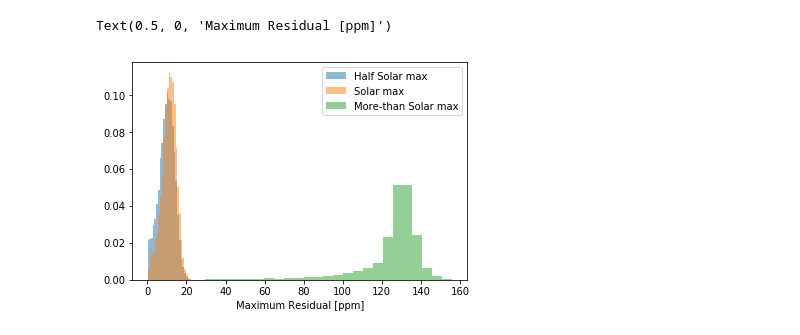
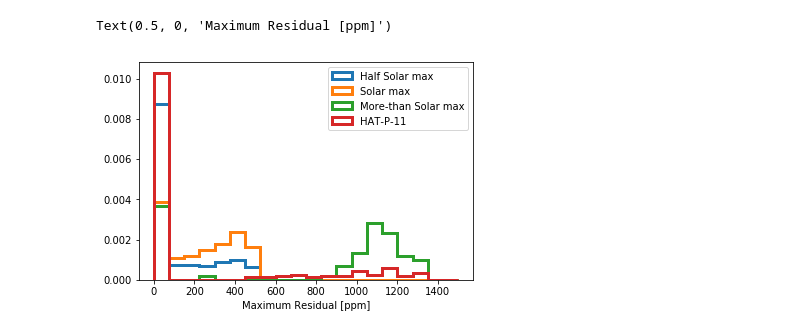
Before and after one commit to bmorris3/orso, a Jupyter notebook: run_ensemble.ipynb, the cells around one changed output. Saved outputs shown, nothing was run; the diff lists cells and outputs as text; code cells hidden in the pictures.

```diff
--- a/run_ensemble.ipynb
+++ b/run_ensemble.ipynb
@@ -15,8 +15,7 @@ from glob import glob
 
 half_max_paths = glob('data/half_solar_max/residuals_*')
 max_paths = glob('data/solar_max/residuals_*')
-
-more_max_paths = glob('data/2800/residuals_*')
+more_max_paths = glob('data/1400/residuals_*')
 
 half_max_residuals = []
 for path in half_max_paths:
@@ -34,11 +33,16 @@ half_max_residuals = np.concatenate(half_max_residuals)
 max_residuals = np.concatenate(max_residuals)
 more_max_residuals = np.concatenate(more_max_residuals)
 # %%
-plt.hist(half_max_residuals * 1e6, 25, alpha=0.5, label='Half Solar max', density=True);
-plt.hist(max_residuals * 1e6, 25, alpha=0.5, label='Solar max', density=True);
-plt.hist(more_max_residuals * 1e6, 25, alpha=0.5, label='More-than Solar max', density=True);
+hat11 = np.load('data/hat11_residuals.npy')
+histprops = dict(density=True, histtype='step', lw=3, range=[0, 1500])
+plt.hist(half_max_residuals * 1e6, 20, label='Half Solar max', **histprops);
+plt.hist(max_residuals * 1e6, 20, label='Solar max', **histprops);
+plt.hist(more_max_residuals * 1e6, 20, label='More-than Solar max', **histprops);
+plt.hist(hat11 * 1e6, 20, label='HAT-P-11', **histprops)
+
 plt.legend()
 plt.xlabel('Maximum Residual [ppm]')
+# plt.ylim([0, 0.005])
 # %% [output]
 Text(0.5, 0, 'Maximum Residual [ppm]')
-[figure, old version]
+[figure, new version]
```
Also changed, not shown: parts of 1 cell of this notebook, 5 other files.
